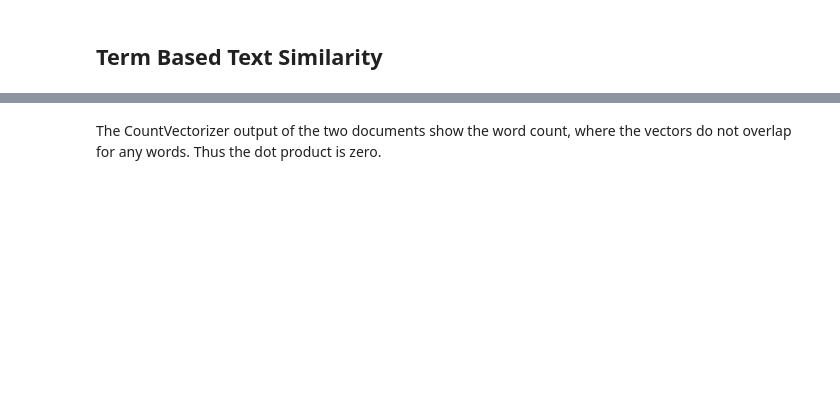
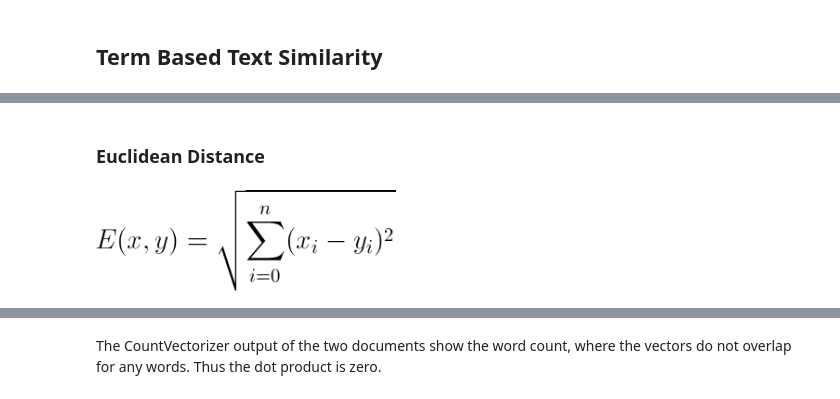
Before and after one commit to Alexjmsherman/nlp_practicum_original, a Jupyter notebook: lessons/lesson10_text_similarity/text_similarity_solution.ipynb, the cells around one changed output, grey strips where cells are left out. Saved outputs shown, nothing was run; the diff lists cells and outputs as text; code cells hidden in the pictures; blank space fills up the shorter version.

```diff
--- a/lessons/lesson10_text_similarity/text_similarity_solution.ipynb
+++ b/lessons/lesson10_text_similarity/text_similarity_solution.ipynb
@@ -115,0 +230,7 @@ levenshtein('airline','airplane')
+# %% [markdown]
+### Euclidean Distance
+# %%
+# Euclidean Distance
+Image("../../raw_data/images/euclid_eqn.gif", width=300, height=300)
+# %% [output]
+[figure, added]
```
Also changed, not shown: parts of 35 cells of this notebook, 1 other file.
